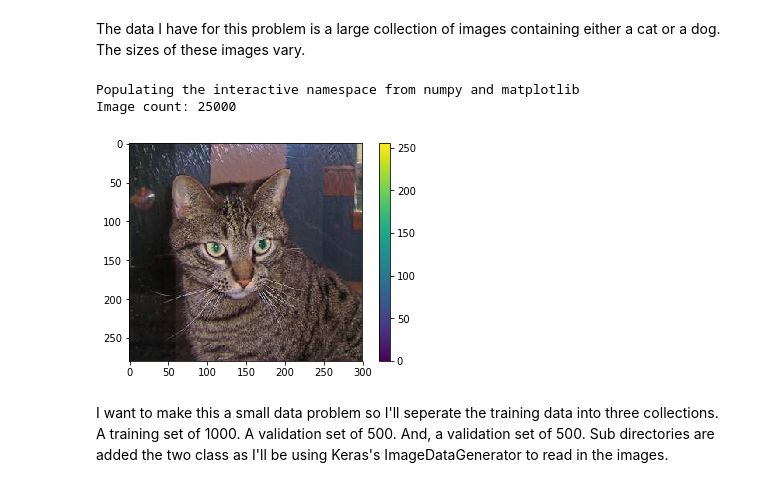
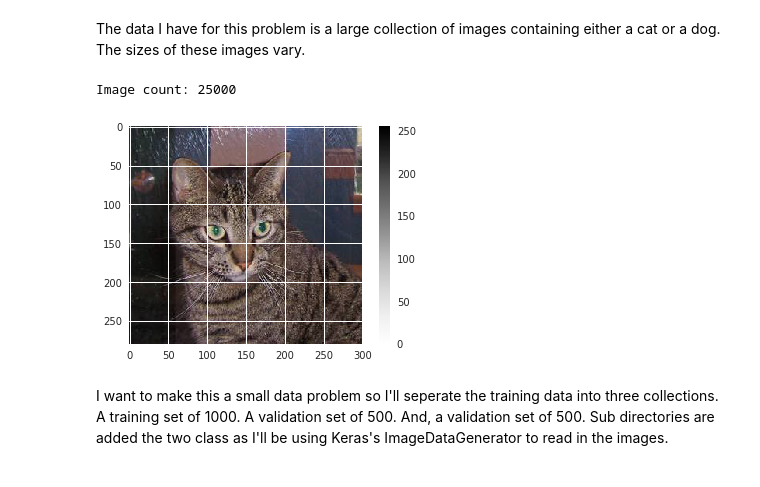
Before and after one commit to josh-taylr/TensorflowTinkering, a Jupyter notebook: Notebooks/Convolutional DNN experiments.ipynb, the cells around one changed output. Cells and saved outputs as stored; diff of their text form; code cells hidden in the pictures.

Commit message:
Load test image with Keras preprocessing

```diff
--- a/Notebooks/Convolutional DNN experiments.ipynb
+++ b/Notebooks/Convolutional DNN experiments.ipynb
@@ -25,24 +42,27 @@ The tensorboard.notebook extension is already loaded. To reload it, use:
 # %% [markdown]
 The data I have for this problem is a large collection of images containing either a cat or a dog. The sizes of these images vary.
 # %%
-%pylab inline
+from tensorflow.keras.preprocessing import image
+
 import matplotlib.pyplot as plt
-import matplotlib.image as mpimg
 import os
 
 original_data_dir = '/content/data/train'
 
 original_data_count = len([name for name in os.listdir(original_data_dir)])
 print("Image count: %s" % original_data_count)
 
-img = mpimg.imread(os.path.join(original_data_dir, 'cat.1.jpg'))
-imgplot = plt.imshow(img)
+# %pylab inline
+
+filename = os.path.join(original_data_dir, 'cat.1.jpg')
+img = image.load_img(filename)
+
+plt.imshow(img)
 plt.colorbar()
 plt.show()
 # %% [output]
-Populating the interactive namespace from numpy and matplotlib
 Image count: 25000
-[figure, old version]
+[figure, new version]
 # %% [markdown]
 I want to make this a small data problem so I'll seperate the training data into three collections. A training set of 1000. A validation set of 500. And, a validation set of 500. Sub directories are added the two class as I'll be using Keras's ImageDataGenerator to read in the images.
 # %%
```
Also changed, not shown: parts of 3 cells of this notebook, 1 other file.
